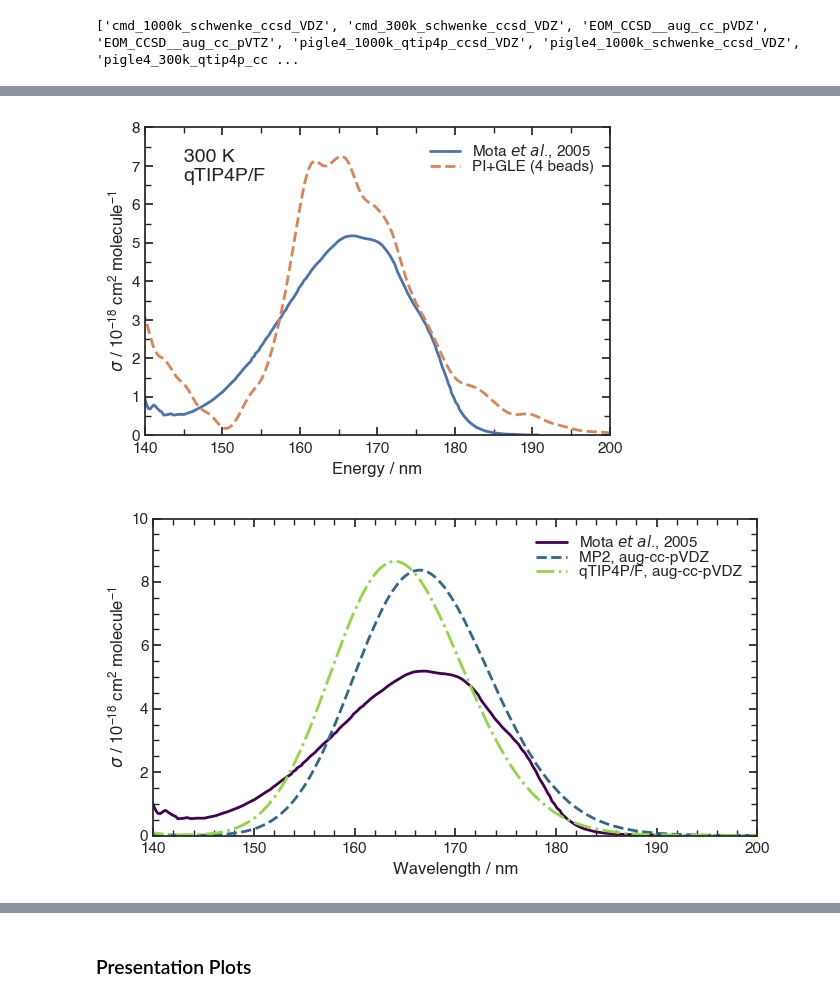
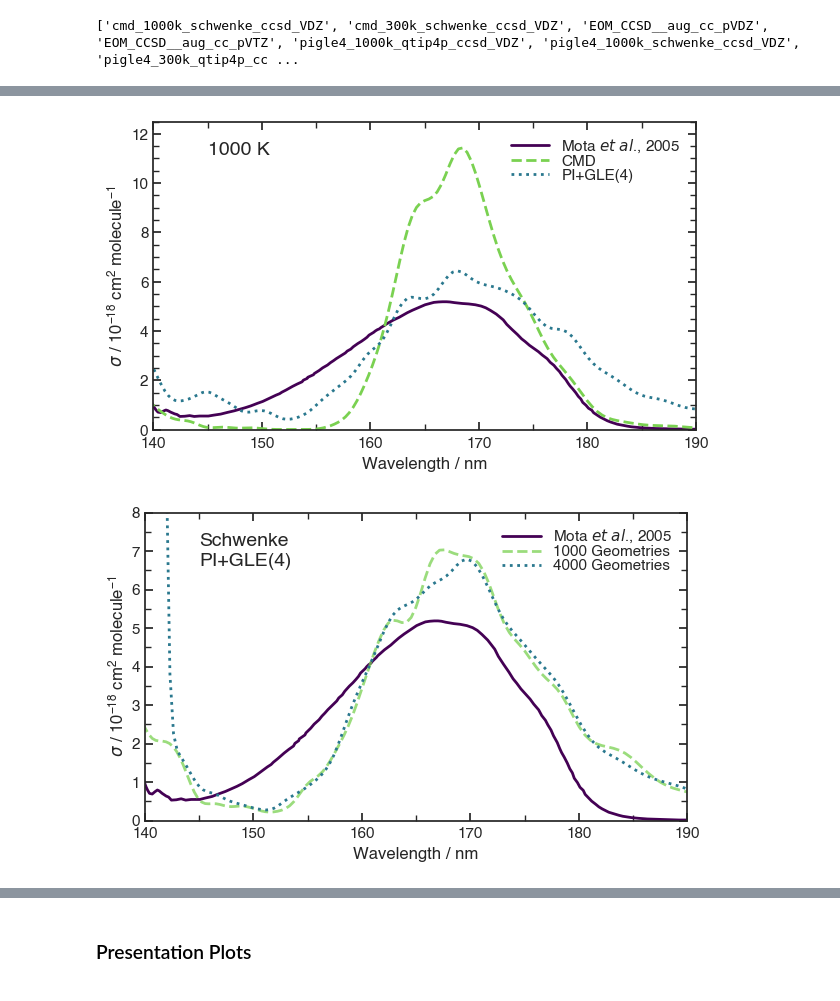
Before and after one commit to mbarnfield63/MSci_Project, a Jupyter notebook: ABIN/XSecs.ipynb, the cells around one changed output, grey strips where cells are left out. Saved outputs shown, nothing was run; the diff lists cells and outputs as text; code cells hidden in the pictures.

```diff
--- a/ABIN/XSecs.ipynb
+++ b/ABIN/XSecs.ipynb
@@ -90,11 +91,3 @@ imports_theoretical = Import_Xsecs('Data/Xsecs')
 print(imports_theoretical)
 # %% [output]
 ['cmd_1000k_schwenke_ccsd_VDZ', 'cmd_300k_schwenke_ccsd_VDZ', 'EOM_CCSD__aug_cc_pVDZ', 'EOM_CCSD__aug_cc_pVTZ', 'pigle4_1000k_qtip4p_ccsd_VDZ', 'pigle4_1000k_schwenke_ccsd_VDZ', 'pigle4_300k_qtip4p_cc ...
-# %%
-EOM_CCSD__aug_cc_pVDZ['Cross section / cm^2'] = EOM_CCSD__aug_cc_pVDZ['Cross section / cm^2']*1e18
-EOM_CCSD__aug_cc_pVTZ['Cross section / cm^2'] = EOM_CCSD__aug_cc_pVTZ['Cross section / cm^2']*1e18
-pigle4_300k_qtip4p_ccsd_VDZ['Cross section / cm^2'] = pigle4_300k_qtip4p_ccsd_VDZ['Cross section / cm^2']*1e18
-pigle4_1000k_qtip4p_ccsd_VDZ['Cross section / cm^2'] = pigle4_1000k_qtip4p_ccsd_VDZ['Cross section / cm^2']*1e18
-pigle4_300k_schwenke_ccsd_VDZ['Cross section / cm^2'] = pigle4_300k_schwenke_ccsd_VDZ['Cross section / cm^2']*1e18
-pigle4_1000k_schwenke_ccsd_VDZ['Cross section / cm^2'] = pigle4_1000k_schwenke_ccsd_VDZ['Cross section / cm^2']*1e18
-qtip4pf_optimized_single_point['Cross section / cm^2'] = qtip4pf_optimized_single_point['Cross section / cm^2']*1e18
@@ -101,47 +204,38 @@ qtip4pf_optimized_single_point['Cross section / cm^2'] = qtip4pf_optimized_singl
 # %%
 sns.set_theme(style='ticks', rc=thesis_params)
 
-fig, ax = plt.subplots(figsize=(6, 4))
-
-sns.lineplot(data=Experimental_Mota_2005,
-             x='Energy / nm',
-             y='Cross section / cm^2',
-             label='Mota $\it{et}$ $\it{al}$., 2005',
-             ax=ax)
-sns.lineplot(data=pigle4_300k_qtip4p_ccsd_VDZ,
-             x='Energy / nm',
-             y='Cross section / cm^2',
-             label='PI+GLE (4 beads)',
-             linestyle='--',
-             ax=ax)
-
-ax.set_ylim(0,8)
-ax.set_xlim(140,200)
+fig, ax = plt.subplots(figsize=(7, 4))
+sns.lineplot(data=Experimental_Mota_2005, x='Energy / nm', y='Cross section / cm^2', label='Mota $\it{et}$ $\it{al}$., 2005', c='#440154', ax=ax)
+sns.lineplot(data=cmd_1000k_schwenke_ccsd_VDZ, x='Energy / nm', y='Cross section / cm^2', label='CMD', linestyle='--', c='#7ad151', ax=ax)
+sns.lineplot(data=pigle4_1000k_schwenke_ccsd_VDZ, x='Energy / nm', y='Cross section / cm^2', label='PI+GLE(4)', linestyle=':', c='#2a788e', ax=ax)
+ax.text(145, 11, '1000 K', ha='left', va='bottom', fontsize=14)
+ax.legend(handlelength=2.5)
+ax.set_xlabel('Wavelength / nm')
+ax.set_xlim(140,190)
 ax.set_ylabel(r'$\sigma$ / 10$\mathregular{^{-18}}$ cm$\mathregular{^{2}}$ molecule$\mathregular{^{-1}}$')
-ax.text(145, 6.5, '300 K\nqTIP4P/F', ha='left', va='bottom', fontsize=14)
+ax.set_ylim(0, 12.5)
 ax.xaxis.set_minor_locator(MultipleLocator(5))
 ax.yaxis.set_minor_locator(MultipleLocator(0.5))
-ax.legend(loc='upper right')
 
-plt.savefig('Plots/Theoretical_XSecs.png', dpi=200)
+plt.savefig('Plots/CMD_vs_PIGLE_XSecs_Schwenke.png', dpi=200)
 # %% [output]
-[figure, old version]
+[figure, new version]
 # %%
 sns.set_theme(style='ticks', rc=thesis_params)
 
 fig, ax = plt.subplots(figsize=(7, 4))
+sns.lineplot(data=Experimental_Mota_2005, x='Energy / nm', y='Cross section / cm^2', label='Mota $\it{et}$ $\it{al}$., 2005', c='#440154', ax=ax)
+sns.lineplot(data=pigle4_300k_schwenke_ccsd_VDZ, x='Energy / nm', y='Cross section / cm^2', label='1000 Geometries', linestyle='--', c='#7ad151', alpha=0.75, ax=ax)
+sns.lineplot(data=pigle4_300k_schwenke_ccsd_VDZ_4000, x='Energy / nm', y='Cross section / cm^2', label='4000 Geometries', linestyle=':', c='#2a788e', ax=ax)
+ax.text(145, 6.5, 'Schwenke\nPI+GLE(4)', ha='left', va='bottom', fontsize=14)
+ax.legend(handlelength=2.5)
+ax.set_xlabel('Wavelength / nm')
+ax.set_xlim(140,190)
+ax.set_ylabel(r'$\sigma$ / 10$\mathregular{^{-18}}$ cm$\mathregular{^{2}}$ molecule$\mathregular{^{-1}}$')
+ax.set_ylim(0, 8)
+ax.xaxis.set_minor_locator(MultipleLocator(5))
+ax.yaxis.set_minor_locator(MultipleLocator(0.5))
 
-sns.lineplot(data=Experimental_Mota_2005, x='Energy / nm', y='Cross section / cm^2', label='Mota $\it{et}$ $\it{al}$., 2005', ax=ax, c='#440154')
-sns.lineplot(data=EOM_CCSD__aug_cc_pVDZ, x='Energy / nm', y='Cross section / cm^2', label='MP2, aug-cc-pVDZ', linestyle='--', ax=ax, c='#31688e')
-sns.lineplot(data=qtip4pf_optimized_single_point, x='Energy / nm', y='Cross section / cm^2', label='qTIP4P/F, aug-cc-pVDZ', linestyle='-.', ax=ax, c='#90d743')
-
-ax.set_xlabel('Wavelength / nm')
-ax.set_xlim(140,200)
-ax.set_ylabel(r'$\sigma$ / 10$\mathregular{^{-18}}$ cm$\mathregular{^{2}}$ molecule$\mathregular{^{-1}}$')
-ax.set_ylim(0, 10)
-ax.legend(loc='best')
-plt.tight_layout()
-plt.savefig('Plots/SinglePoint_XSecs.png', dpi=200)
-#mp2
+plt.savefig('Plots/PIGLE4_300Geom_XSecs_4000_geoms.png', dpi=200)
 # %% [output]
-[figure, old version]
+[figure, new version]
```
Also changed, not shown: parts of 12 cells of this notebook.
